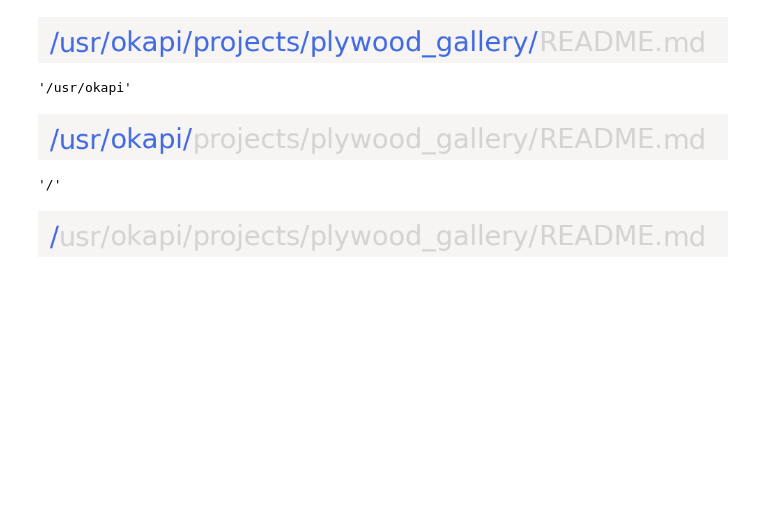
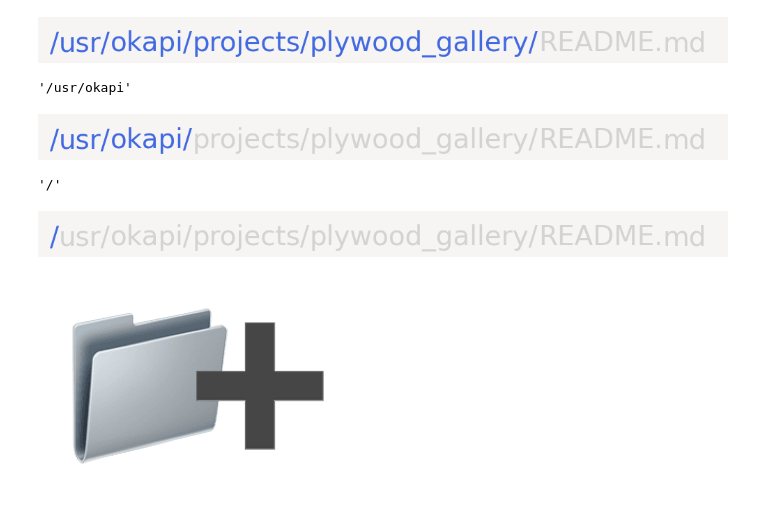
Before and after one commit to kolibril13/further_ideas_plywood_gallery, a Jupyter notebook: nb6_pathlib.ipynb, the cells around one changed output. Cells and saved outputs as stored; diff of their text form; code cells hidden in the pictures; blank space fills up the shorter version.

Commit message:
add further pathlib stuff

```diff
--- a/nb6_pathlib.ipynb
+++ b/nb6_pathlib.ipynb
@@ -144,0 +156,30 @@ mypath.anchor
+# %%
+ChapterManager.set_chapter_name("Pathlib -  Further Functions")
+
+#get apple emoji
+def get_apple_emoji(emoji):
+    emoji_code = "-".join(f"{ord(c):x}" for c in emoji)
+    url = f"https://raw.githubusercontent.com/cj1128/emoji-images/master/imgs/{emoji_code}.png"
+    im = Image.open(requests.get(url, stream=True).raw)
+    #im = np.array(im.convert("RGBA"))
+    return im
+
+
+def plot_apple_emojis(e1, e2, overlap =0.5):
+    fig, (ax1, ax2) = plt.subplots(1, 2)
+    im_e1 = get_apple_emoji(e1)
+    im_e2 = get_apple_emoji(e2)
+
+    ax1.imshow(im_e1)
+    ax1.axis("off")
+    ax2.imshow(im_e2)
+    ax2.axis("off")
+    plt.subplots_adjust(wspace=-overlap)
+# %%
+%%capture_png -p Normal.png  --celltype Normal --style "width: 151px; height: auto;"
+path = Path.cwd() / "new_folder"
+path.mkdir()
+
+plot_apple_emojis("📁","➕" ) # NOT
+# %% [output]
+[figure, added]
```
Also changed, not shown: parts of 10 cells of this notebook, 12 other files.
